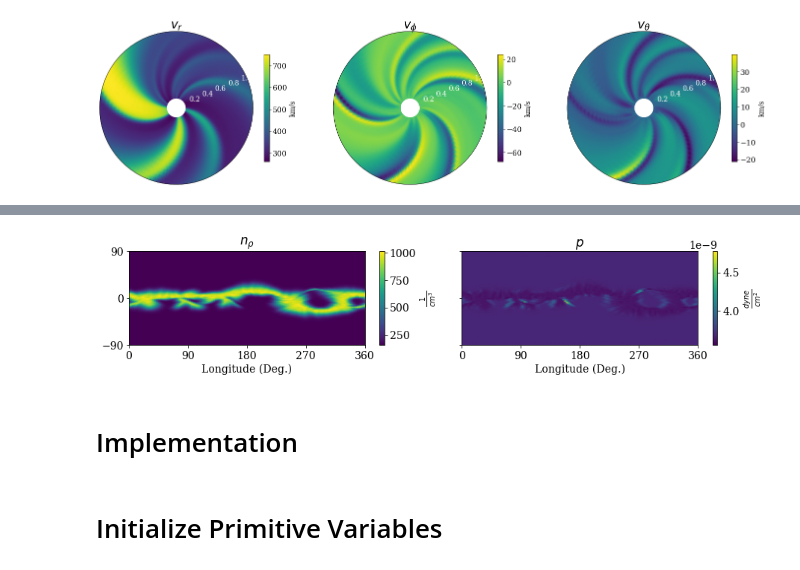
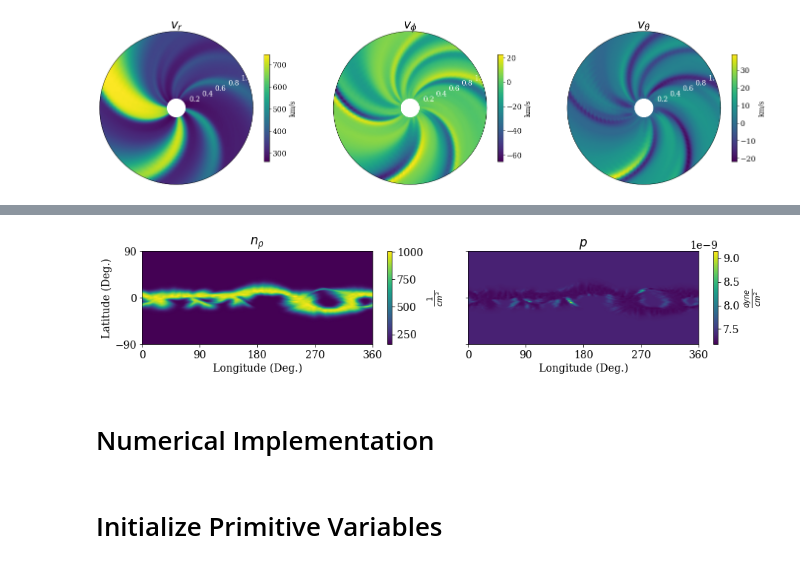
Before and after one commit to opaliss/3D_HD_SW, a Jupyter notebook: 3D_HD_Pizzo_1979.ipynb, the cells around one changed output, grey strips where cells are left out. Saved outputs shown, nothing was run; the diff lists cells and outputs as text; code cells hidden in the pictures.

```diff
--- a/3D_HD_Pizzo_1979.ipynb
+++ b/3D_HD_Pizzo_1979.ipynb
@@ -135,6 +136,14 @@ model = MASOutput(mas_path)
 print(model.variables)
 # %% [output]
 ['bp', 'br', 'bt', 'p', 'rho', 't', 'vp', 'vr', 'vt']
+# %%
+p = np.linspace(model["vr"].phi_coords[0], model["vr"].phi_coords[-2], 300)
+t = np.linspace(model["vr"].theta_coords[0], model["vr"].theta_coords[-1], 200)
+r = (model["vr"].r_coords * (u.solRad)).to(u.km)
+# delta phi
+dp = p[1] - p[0]
+# delta t
+dt = t[1] - t[0]
 # %%
 # interpolate theta velocity to be on the same mesh grid.
 data_vt = interpolate_initial_condition(data=model["vt"].data,
@@ -147,41 +188,21 @@ data_vt = interpolate_initial_condition(data=model["vt"].data,
 # %%
 # save MHD mesh coordinates Heliographic (rotating) Coordinate System (HG)
-# phi - (0, 2pi)
-p = model["vr"].phi_coords
-
-# delta phi
-dp = p[1] - p[0]
-
-# theta - (-pi/2, pi/2)
-t = model["vr"].theta_coords
-# avoid computing at the singularities (north and south) poles
-t = np.linspace(0.05, np.pi - 0.05, len(t))
-# delta t
-dt = t[1] - t[0]
-
-# 30 solar radii to approximately 1 AU, 1 solar radii = 695,700 km
-r = (model["vr"].r_coords * u.solRad).to(u.km)
-new_r = np.linspace(r[0], r[-1], int(300))
-# change in r
-dr = new_r[1] - new_r[0]
-
-
 # since the last phi index is less than 2*pi, then we will append 2*pi to phi scale.
 p = np.append(p, 2*np.pi)
 # %%
-vr = model["vr"].data
+vr = data_vr
 vr = np.append(vr,[vr[0, :, :]],axis=0)
 
-vp = model["vp"].data
+vp = data_vp
 vp = np.append(vp,[vp[0, :, :]],axis=0)
 
 vt = data_vt
 vt = np.append(vt,[vt[0, :, :]],axis=0)
 
-rho = np.array(model["rho"].data) * m_p# convert to psi units
+rho = data_rho * m_p # convert to psi units
 rho = (rho*(1/u.cm**3)).to(u.kg/u.km**3).value # convert to mks
 rho = np.append(rho,[rho[0, :, :]],axis=0)
 
-Pr = np.array(model["p"].data)
-Pr = (Pr*(u.dyne/u.cm**2)).to(u.kg/(u.s**2 * u.km))*1e-1 # convert to mks
+Pr = data_pr
+Pr = (Pr*(u.dyne/u.cm**2)).to(u.kg/(u.s**2 * u.km)) # convert to mks
 Pr = np.append(Pr,[Pr[0, :, :]],axis=0)
@@ -331,33 +356,34 @@ plt.savefig("figs/boundary_conditions_at_30rs_velocities.png", dpi=600)
 # %%
 fig, ax = plt.subplots(ncols=2, sharex=True, sharey=True, figsize=(13, 3))
 
 pos = ax[0].pcolormesh(180 / np.pi * PHI, 180 / np.pi * THETA,
                        (rho[:, :,0].T/m_p.value*1/u.km**3).to(1/u.cm**3), shading='gouraud',
                        cmap="viridis")
 cbar = fig.colorbar(pos, ax=ax[0])
 cbar.ax.set_ylabel(r'$\frac{1}{cm^3}$', rotation=90, fontsize=14)
 ax[0].set_title(r"$n_{\rho}$")
 
 pos = ax[1].pcolormesh(180 / np.pi * PHI, 180 / np.pi * THETA,
                        (Pr[:, :, 1].T).to(u.dyne / u.cm**2),
                        shading='gouraud',
                        cmap="viridis")
 
 cbar = fig.colorbar(pos, ax=ax[1])
 cbar.ax.set_ylabel(r'$\frac{dyne}{cm^2}$', rotation=90, fontsize=14)
 ax[1].set_title(r"$p$")
 
 ax[1].set_xticks([0, 90, 180, 270, 360])
 ax[1].set_yticks([-90, 0, 90])
 ax[1].set_xlabel("Longitude (Deg.)")
 ax[0].set_xlabel("Longitude (Deg.)")
+ax[0].set_ylabel("Latitude (Deg.)")
 plt.tight_layout()
 
 plt.savefig("figs/boundary_conditions_at_30rs_np_p.png", dpi=600)
 # %% [output]
-[figure, old version]
+[figure, new version]
 # %% [markdown]
-# Implementation
+# Numerical Implementation
 # %% [markdown]
 # Initialize Primitive Variables
 # %%
```
Also changed, not shown: parts of 14 cells of this notebook, 3 other files.
